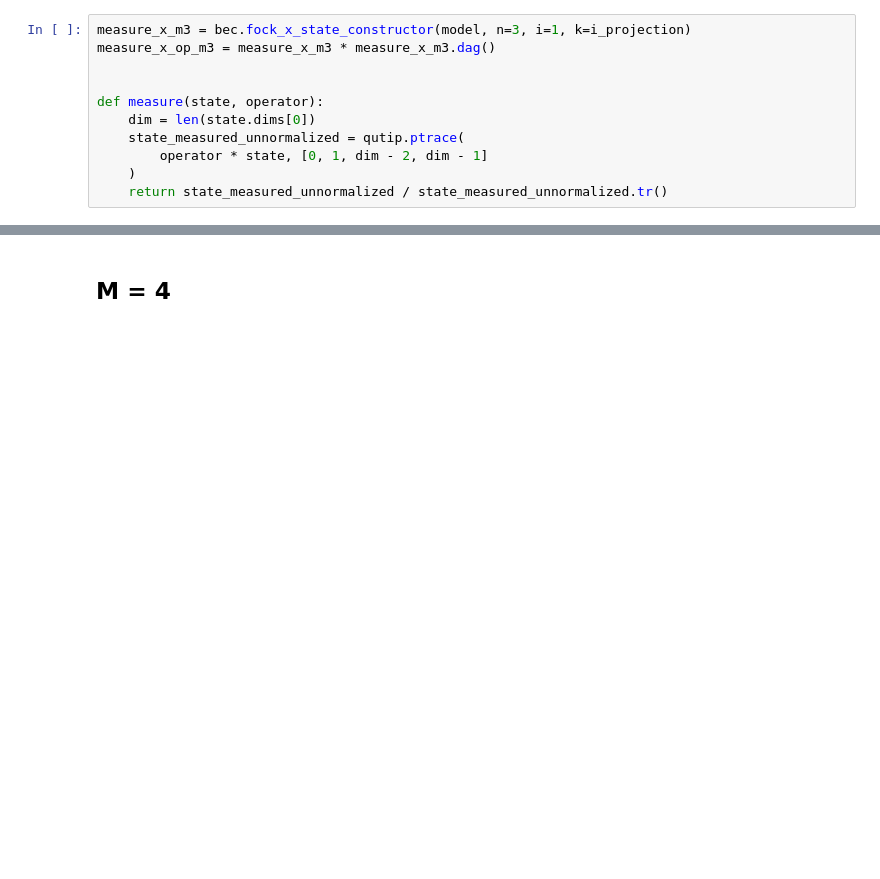
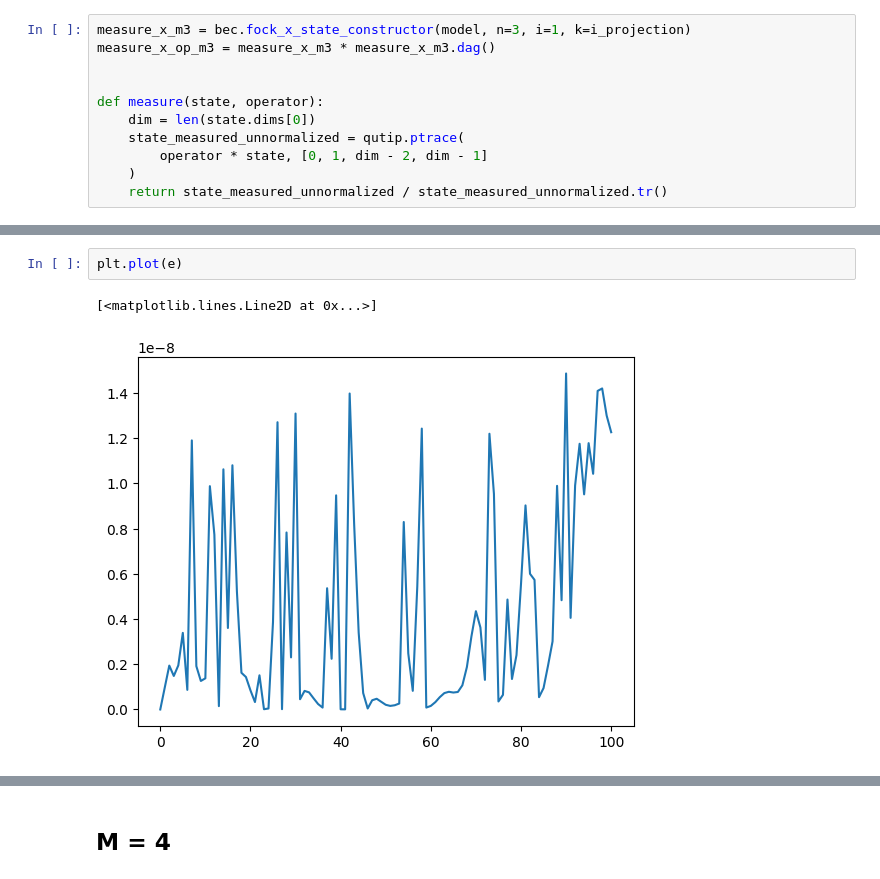
Before and after one commit to kephircheek/Entanglement-of-macroscopic-qubits-with-the-use-of-quantum-optimal-control, a Jupyter notebook: notebooks/Research-decoherence-on-entanglement-propagation.ipynb, the cells around one changed output, grey strips where cells are left out. Drawn from its saved outputs; the diff is of its cells as text; blank space fills up the shorter version.

```diff
--- a/notebooks/Research-decoherence-on-entanglement-propagation.ipynb
+++ b/notebooks/Research-decoherence-on-entanglement-propagation.ipynb
@@ -175,3 +271,8 @@ entropy_state_hnn_m3_exact_span = [
+# %%
+plt.plot(e)
+# %% [output]
+[<matplotlib.lines.Line2D at 0x...>]
+[figure, added]
 # %%
 fig, ax = plt.subplots(1, 1, figsize=(10, 5))
 
```
Also changed, not shown: parts of 72 cells of this notebook.
